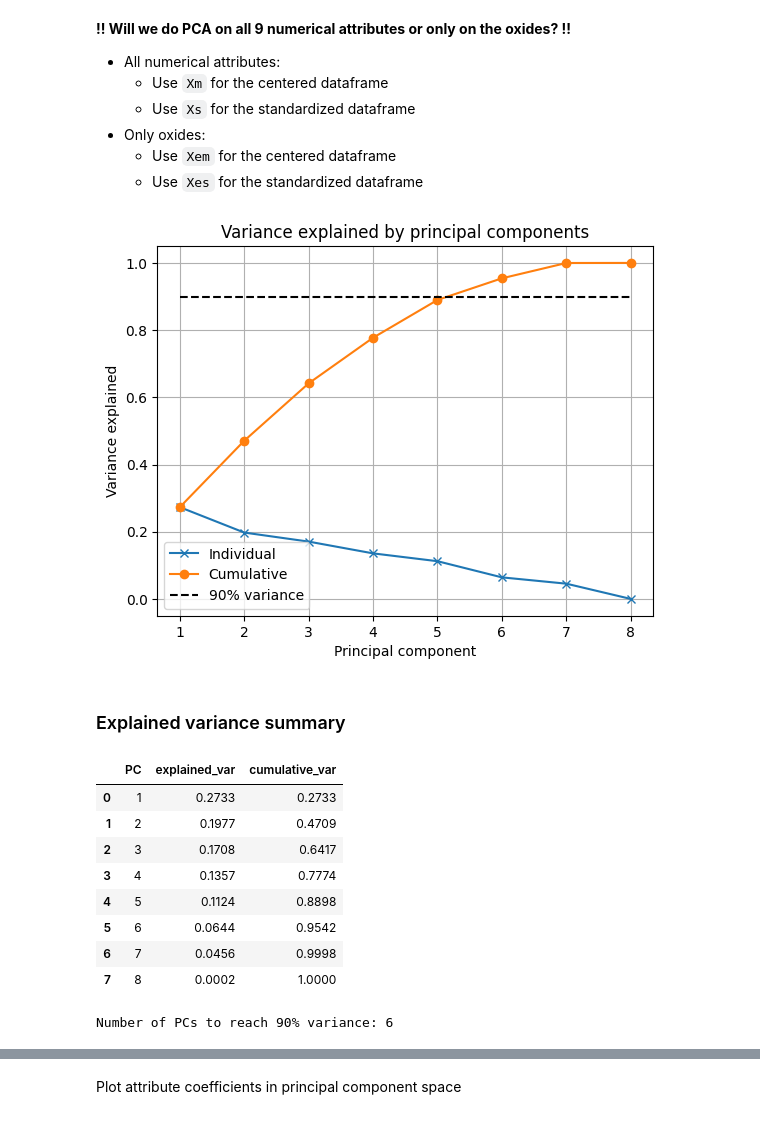
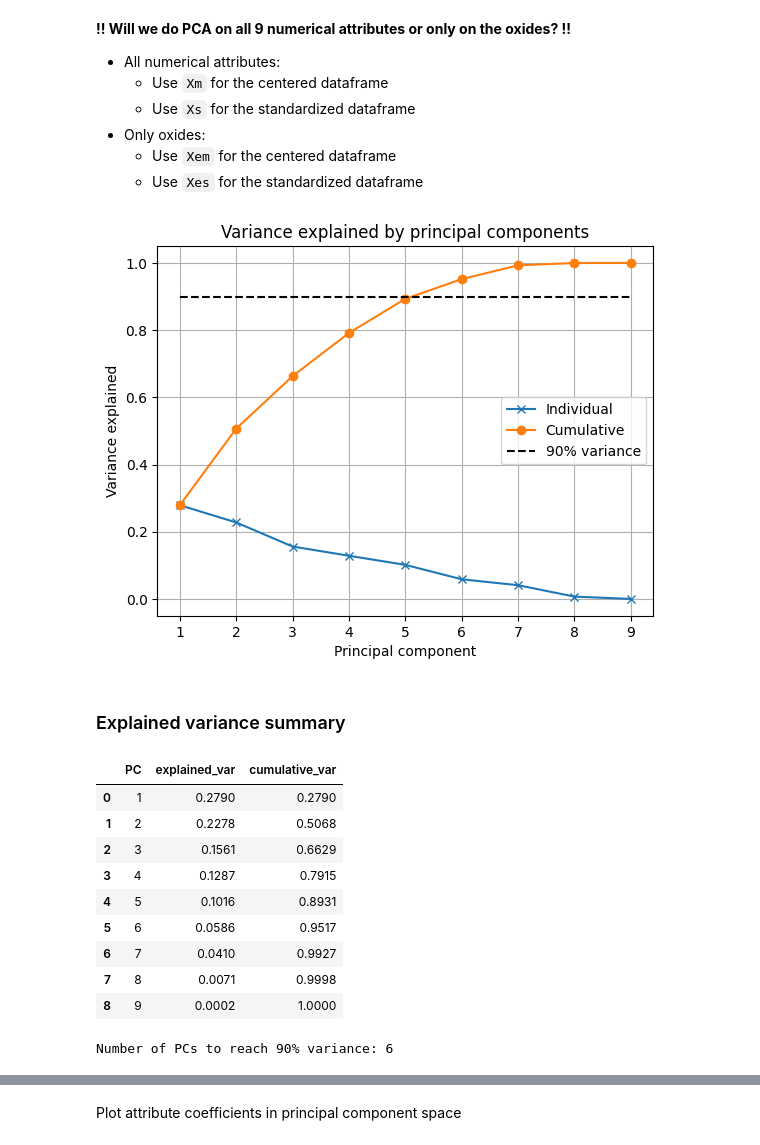
Before and after one commit to schependom/DTU_machine-learning-projects, a Jupyter notebook: Project 1/src/main.ipynb, the cells around one changed output, grey strips where cells are left out. Cells and saved outputs as stored; diff of their text form; code cells hidden in the pictures.

```diff
--- a/Project 1/src/main.ipynb
+++ b/Project 1/src/main.ipynb
@@ -26,7 +26,7 @@ import seaborn as sns
 
 Loading the dataframe
 # %%
-df = pd.read_csv('/Users/armandomijares/Desktop/ML/data/glass.data', header=None)
+df = pd.read_csv('data/glass.data', header=None)
 
 # Name columns
 df = df.rename(columns={0: 'Id', 1: 'RI', 2: 'Na', 3: 'Mg', 4: 'Al', 5: 'Si', 6: 'K', 7: 'Ca', 8: 'Ba', 9: 'Fe', 10: 'Type'})
@@ -56,8 +56,9 @@ X_np = X.to_numpy()                     # numpy array
 # Standardize data
 Xc = (X - X.mean(axis=0))               # Centering
 Xs = Xc / Xc.std(axis=0, ddof=1)        # Standardization with unbiased estimator (N-1 in denominator)
-Xec = (Xe - Xe.mean(axis=0))            # Centering
-Xes = Xec / Xec.std(axis=0, ddof=1)     # Standardization with unbiased estimator (N-1 in denominator)
+# Standardise chemical elements
+Xec = (Xe - Xe.mean(axis=0))            # Centering of only chemical elements
+Xes = Xec / Xec.std(axis=0, ddof=1)     # Standardization with unbiased estimator for only chemical elements
 
 # Categorical variable
 y = df['Type']          # dataframe
@@ -556,36 +562,39 @@ pca = PCA()
 ## Fit PCA to the (centered) data
 ## This centering is done automatically by sklearn PCA!
 # pca.fit(X)
 
-# Fit PCA to the standardized data
-pca.fit(Xes)
+# Fit PCA to the standardized data including RI
+pca.fit(Xs)
+
+### Fit PCA to the standardized data
+# pca.fit(Xes)
 
 # V = P is the loading matrix
 # So B = XV = XP
 
 # Get principal components
 Vt = pca.components_    # each row is a principal component
 V = Vt.T                # each column is a principal component
 
 # Explained variances per component
 rho = pca.explained_variance_ratio_
 
 # 90% threshold for variance explained
 threshold = 0.9
 
 # Plot variance explained
 plt.figure()
 plt.plot(range(1, len(rho) + 1), rho, "x-")
 plt.plot(range(1, len(rho) + 1), np.cumsum(rho), "o-")
 plt.plot([1, len(rho)], [threshold, threshold], "k--")
 plt.title("Variance explained by principal components")
 plt.xlabel("Principal component")
 plt.ylabel("Variance explained")
 plt.legend(["Individual", "Cumulative", f"{threshold*100:.0f}% variance"])
 plt.grid()
 plt.show()
 # %% [output]
-[figure, old version]
+[figure, new version]
 # %% [markdown]
 ### Explained variance summary
 # %%
@@ -597,14 +606,15 @@ display(pca_summary.round(4))
 print(f"Number of PCs to reach 90% variance: {np.searchsorted(cumvar, 0.90) + 1}")
 # %% [output]
 |  | PC | explained_var | cumulative_var |
-| 0 | 1 | 0.2733 | 0.2733 |
-| 1 | 2 | 0.1977 | 0.4709 |
-| 2 | 3 | 0.1708 | 0.6417 |
-| 3 | 4 | 0.1357 | 0.7774 |
-| 4 | 5 | 0.1124 | 0.8898 |
-| 5 | 6 | 0.0644 | 0.9542 |
-| 6 | 7 | 0.0456 | 0.9998 |
-| 7 | 8 | 0.0002 | 1.0000 |
+| 0 | 1 | 0.2790 | 0.2790 |
+| 1 | 2 | 0.2278 | 0.5068 |
+| 2 | 3 | 0.1561 | 0.6629 |
+| 3 | 4 | 0.1287 | 0.7915 |
+| 4 | 5 | 0.1016 | 0.8931 |
+| 5 | 6 | 0.0586 | 0.9517 |
+| 6 | 7 | 0.0410 | 0.9927 |
+| 7 | 8 | 0.0071 | 0.9998 |
+| 8 | 9 | 0.0002 | 1.0000 |
 Number of PCs to reach 90% variance: 6
 # %%
 # Project X to the subspace
```
Also changed, not shown: parts of 12 cells of this notebook, 17 other files.
